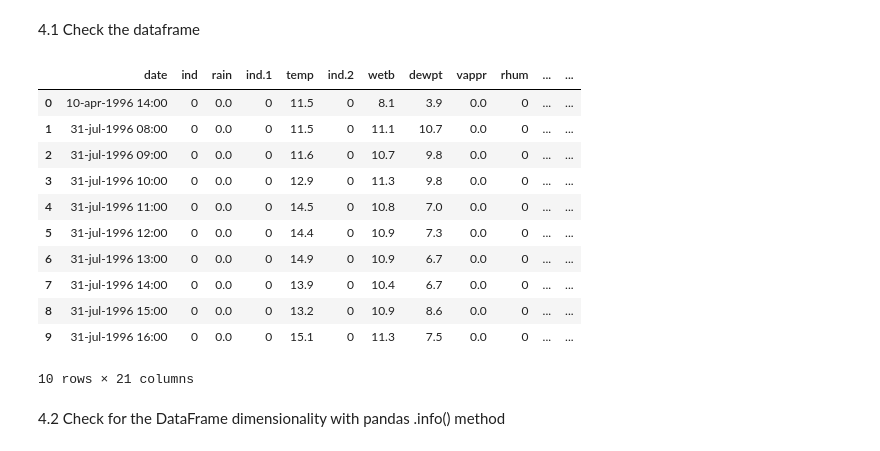
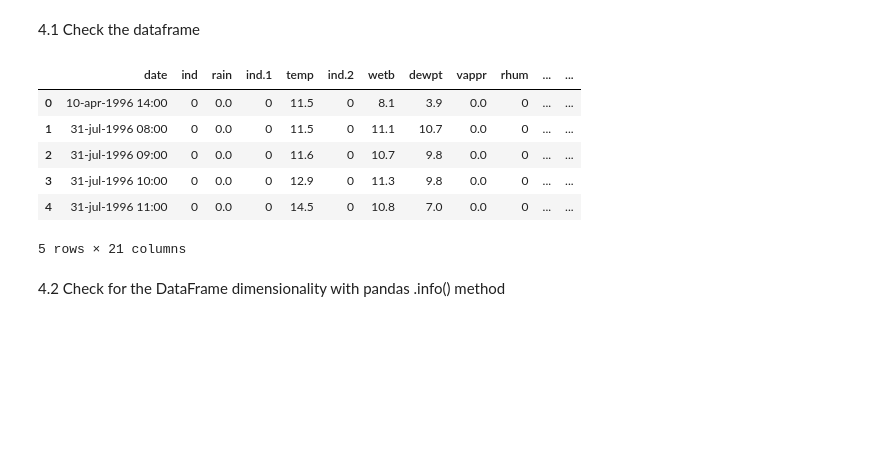
Before and after one commit to SBCURLEY/PFDA-assignments, a Jupyter notebook: assignment_6_Weather .ipynb, the cells around one changed output. Saved outputs shown, nothing was run; the diff lists cells and outputs as text; code cells hidden in the pictures; blank space fills up the shorter version.

```diff
--- a/assignment_6_Weather .ipynb
+++ b/assignment_6_Weather .ipynb
@@ -97,20 +99,15 @@ df=pd.read_csv("https://cli.fusio.net/cli/climate_data/webdata/hly4935.csv", ski
 # %% [markdown]
 4.1 Check the dataframe
 # %%
-df.head(10)
+df.head(5)
 # %% [output]
 |  | date | ind | rain | ind.1 | temp | ind.2 | wetb | dewpt | vappr | rhum | ... | ... |
 | 0 | 10-apr-1996 14:00 | 0 | 0.0 | 0 | 11.5 | 0 | 8.1 | 3.9 | 0.0 | 0 | ... | ... |
 | 1 | 31-jul-1996 08:00 | 0 | 0.0 | 0 | 11.5 | 0 | 11.1 | 10.7 | 0.0 | 0 | ... | ... |
 | 2 | 31-jul-1996 09:00 | 0 | 0.0 | 0 | 11.6 | 0 | 10.7 | 9.8 | 0.0 | 0 | ... | ... |
 | 3 | 31-jul-1996 10:00 | 0 | 0.0 | 0 | 12.9 | 0 | 11.3 | 9.8 | 0.0 | 0 | ... | ... |
 | 4 | 31-jul-1996 11:00 | 0 | 0.0 | 0 | 14.5 | 0 | 10.8 | 7.0 | 0.0 | 0 | ... | ... |
-| 5 | 31-jul-1996 12:00 | 0 | 0.0 | 0 | 14.4 | 0 | 10.9 | 7.3 | 0.0 | 0 | ... | ... |
-| 6 | 31-jul-1996 13:00 | 0 | 0.0 | 0 | 14.9 | 0 | 10.9 | 6.7 | 0.0 | 0 | ... | ... |
-| 7 | 31-jul-1996 14:00 | 0 | 0.0 | 0 | 13.9 | 0 | 10.4 | 6.7 | 0.0 | 0 | ... | ... |
-| 8 | 31-jul-1996 15:00 | 0 | 0.0 | 0 | 13.2 | 0 | 10.9 | 8.6 | 0.0 | 0 | ... | ... |
-| 9 | 31-jul-1996 16:00 | 0 | 0.0 | 0 | 15.1 | 0 | 11.3 | 7.5 | 0.0 | 0 | ... | ... |
-10 rows × 21 columns
+5 rows × 21 columns
 # %% [markdown]
 4.2  Check for the DataFrame dimensionality with pandas .info() method
 # %%
```
Also changed, not shown: parts of 20 cells of this notebook, 4 other files.
